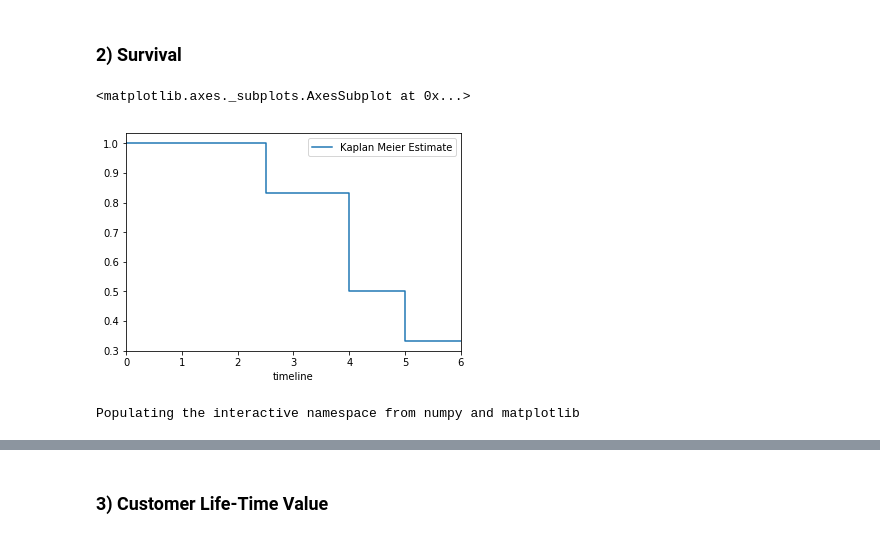
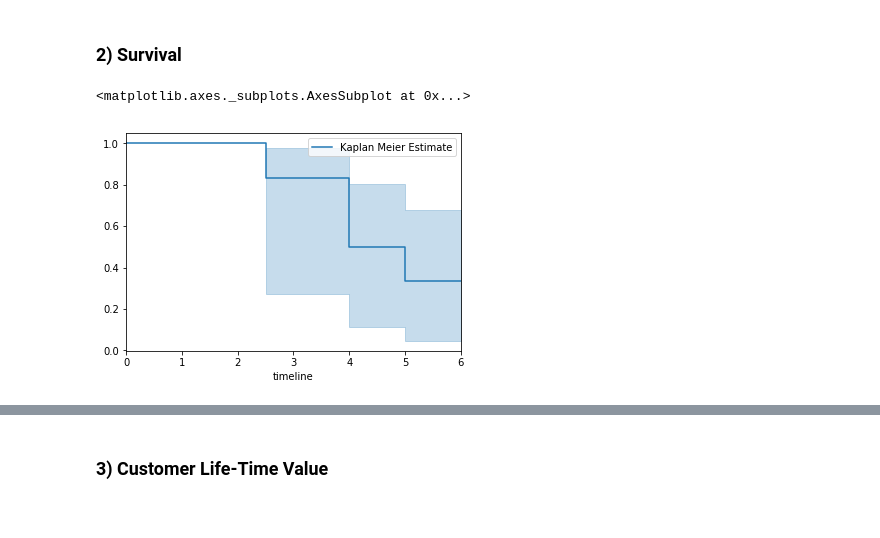
Before and after one commit to geoffreylink/Projects, a Jupyter notebook: 05 Statistical Methods/10 Common Use Cases for Business Analytics.ipynb, the cells around one changed output, grey strips where cells are left out. Drawn from its saved outputs; the diff is of its cells as text; code cells hidden in the pictures.

```diff
--- a/05 Statistical Methods/10 Common Use Cases for Business Analytics.ipynb
+++ b/05 Statistical Methods/10 Common Use Cases for Business Analytics.ipynb
@@ -76,32 +51,12 @@ Name: probability_churn, dtype: float64
 # %% [markdown]
 ### 2) Survival
 # %%
-# Python code to create the above Kaplan Meier curve
 from lifelines import KaplanMeierFitter
 
-## Example Data
-durations = [5,6,6,2.5,4,4]
-event_observed = [1, 0, 0, 1, 1, 1]
+durations      = [5, 6, 6, 2.5, 4, 4]
+event_observed = [1, 0, 0,   1, 1, 1]
 
-## create a kmf object
-kmf = KaplanMeierFitter()
-
-## Fit the data into the model
-kmf.fit(durations, event_observed,label='Kaplan Meier Estimate')
-
-## Create an estimate
-kmf.plot(ci_show=False) ## ci_show is meant for Confidence interval, since our data set is too tiny, thus i am not showing it.
+KaplanMeierFitter().fit(durations, event_observed, label='Kaplan Meier Estimate').plot()
 # %% [output]
 <matplotlib.axes._subplots.AxesSubplot at 0x...>
-[figure, old version]
+[figure, new version]
-# %%
-import pandas as pd
-import numpy as np
-import matplotlib.pyplot as plt
-import seaborn as sb
-
-from lifelines.plotting import plot_lifetimes      # Lifeline package for the Survival Analysis
-%pylab inline
-figsize(12,6)
-# %% [output]
-Populating the interactive namespace from numpy and matplotlib
```
Also changed, not shown: parts of 112 cells of this notebook.
